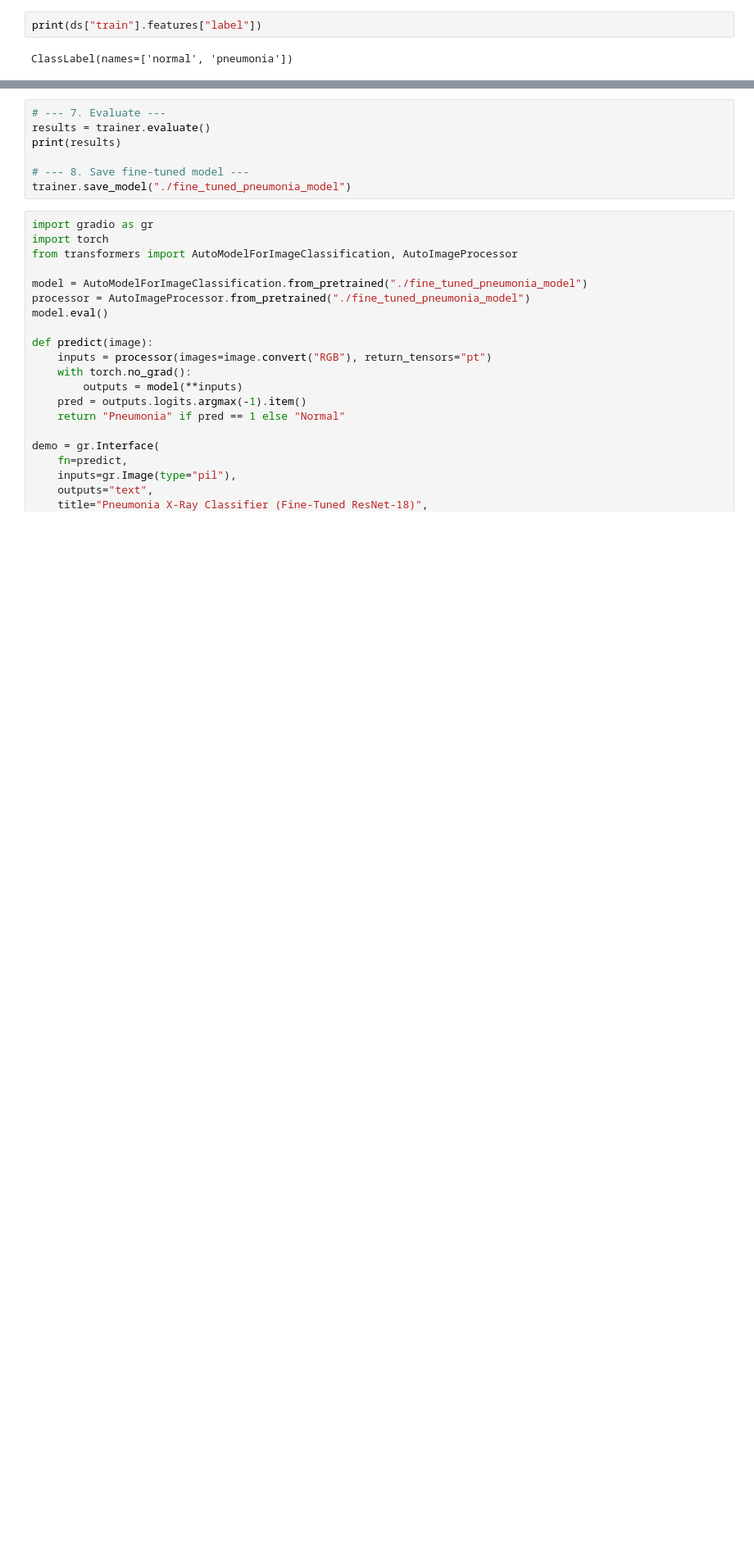
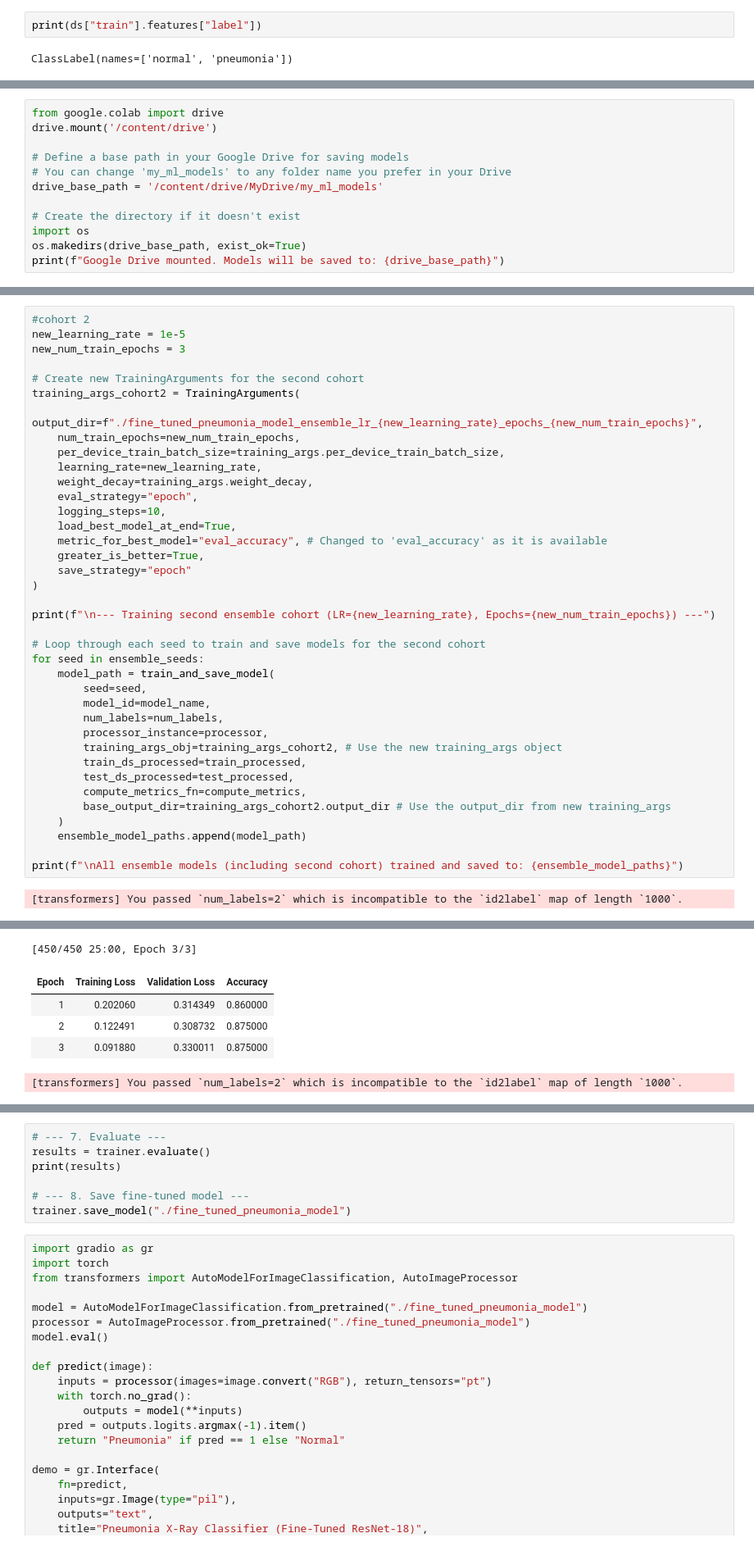
Before and after one commit to sophia-yang424/pneumonia_class, a Jupyter notebook: fine_tuning.ipynb, the cells around one changed output, grey strips where cells are left out. Shown at 82% size. Saved outputs shown, nothing was run; the diff lists cells and outputs as text; blank space fills up the shorter version.

```diff
--- a/fine_tuning.ipynb
+++ b/fine_tuning.ipynb
@@ -133,0 +773,12 @@ trainer.train()
+# %%
+from google.colab import drive
+drive.mount('/content/drive')
+
+# Define a base path in your Google Drive for saving models
+# You can change 'my_ml_models' to any folder name you prefer in your Drive
+drive_base_path = '/content/drive/MyDrive/my_ml_models'
+
+# Create the directory if it doesn't exist
+import os
+os.makedirs(drive_base_path, exist_ok=True)
+print(f"Google Drive mounted. Models will be saved to: {drive_base_path}")
@@ -133,0 +1012,40 @@ trainer.train()
+# %%
+#cohort 2
+new_learning_rate = 1e-5
+new_num_train_epochs = 3
+
+# Create new TrainingArguments for the second cohort
+training_args_cohort2 = TrainingArguments(
+    output_dir=f"./fine_tuned_pneumonia_model_ensemble_lr_{new_learning_rate}_epochs_{new_num_train_epochs}",
+    num_train_epochs=new_num_train_epochs,
+    per_device_train_batch_size=training_args.per_device_train_batch_size,
+    learning_rate=new_learning_rate,
+    weight_decay=training_args.weight_decay,
+    eval_strategy="epoch",
+    logging_steps=10,
+    load_best_model_at_end=True,
+    metric_for_best_model="eval_accuracy", # Changed to 'eval_accuracy' as it is available
+    greater_is_better=True,
+    save_strategy="epoch"
+)
+
+print(f"\n--- Training second ensemble cohort (LR={new_learning_rate}, Epochs={new_num_train_epochs}) ---")
+
+# Loop through each seed to train and save models for the second cohort
+for seed in ensemble_seeds:
+    model_path = train_and_save_model(
+        seed=seed,
+        model_id=model_name,
+        num_labels=num_labels,
+        processor_instance=processor,
+        training_args_obj=training_args_cohort2, # Use the new training_args object
+        train_ds_processed=train_processed,
+        test_ds_processed=test_processed,
+        compute_metrics_fn=compute_metrics,
+        base_output_dir=training_args_cohort2.output_dir # Use the output_dir from new training_args
+    )
+    ensemble_model_paths.append(model_path)
+
+print(f"\nAll ensemble models (including second cohort) trained and saved to: {ensemble_model_paths}")
+# %% [output]
+[transformers] You passed `num_labels=2` which is incompatible to the `id2label` map of length `1000`.
@@ -133,0 +1063,6 @@ trainer.train()
+[450/450 25:00, Epoch 3/3]
+| Epoch | Training Loss | Validation Loss | Accuracy |
+| 1 | 0.202060 | 0.314349 | 0.860000 |
+| 2 | 0.122491 | 0.308732 | 0.875000 |
+| 3 | 0.091880 | 0.330011 | 0.875000 |
+[transformers] You passed `num_labels=2` which is incompatible to the `id2label` map of length `1000`.
```
Also changed, not shown: parts of 44 cells of this notebook.
